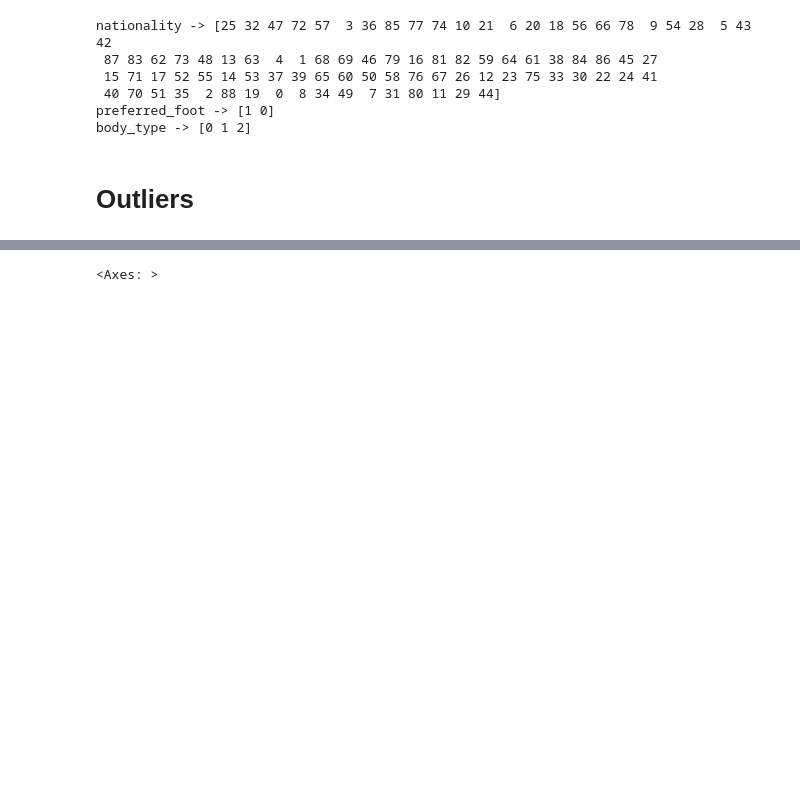
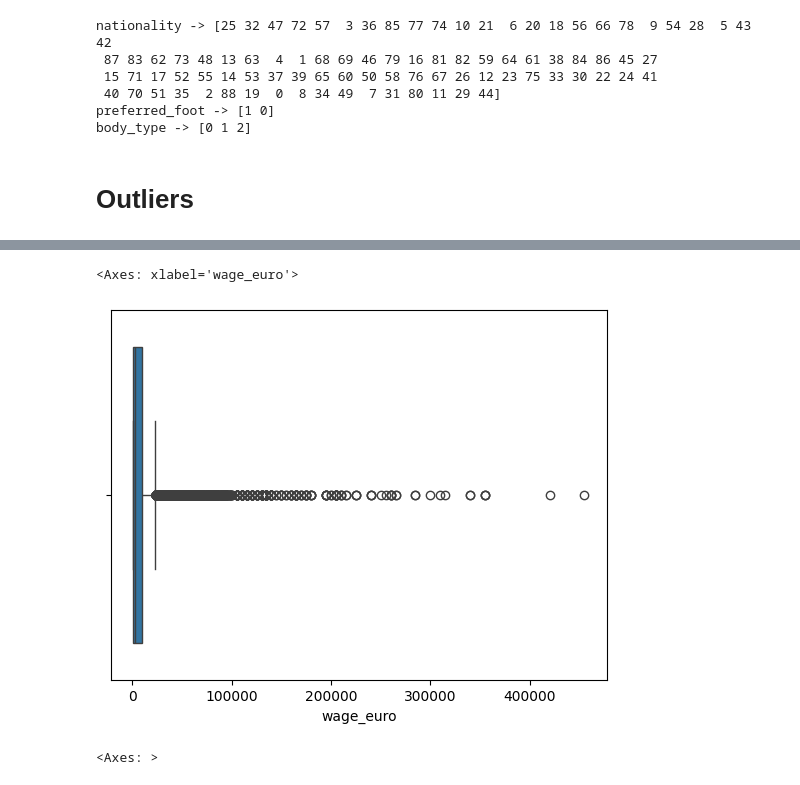
Before and after one commit to nttrung612/Football_Players_Rating_Prediction, a Jupyter notebook: preprocess.ipynb, the cells around one changed output, grey strips where cells are left out. Saved outputs shown, nothing was run; the diff lists cells and outputs as text; code cells hidden in the pictures; blank space fills up the shorter version.

```diff
--- a/preprocessing.ipynb
+++ b/preprocess.ipynb
@@ -463,3 +472,8 @@ body_type -> [0 1 2]
+# %%
+sns.boxplot(x=df['wage_euro'])
+# %% [output]
+<Axes: xlabel='wage_euro'>
+[figure, added]
 # %%
 df['wage_euro'].hist(bins=30)
 # %% [output]
```
Also changed, not shown: parts of 7 cells of this notebook, 3 other files.
